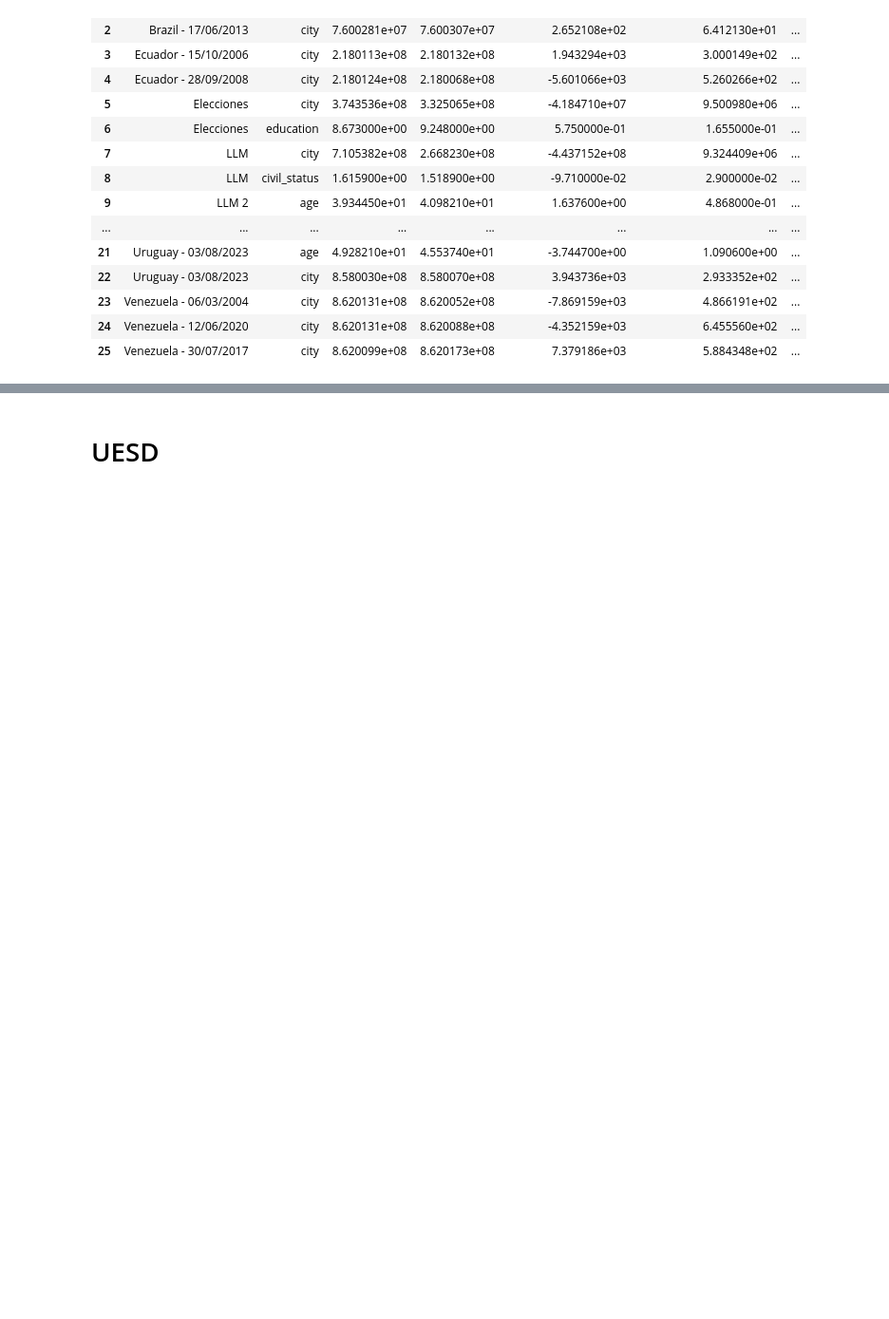
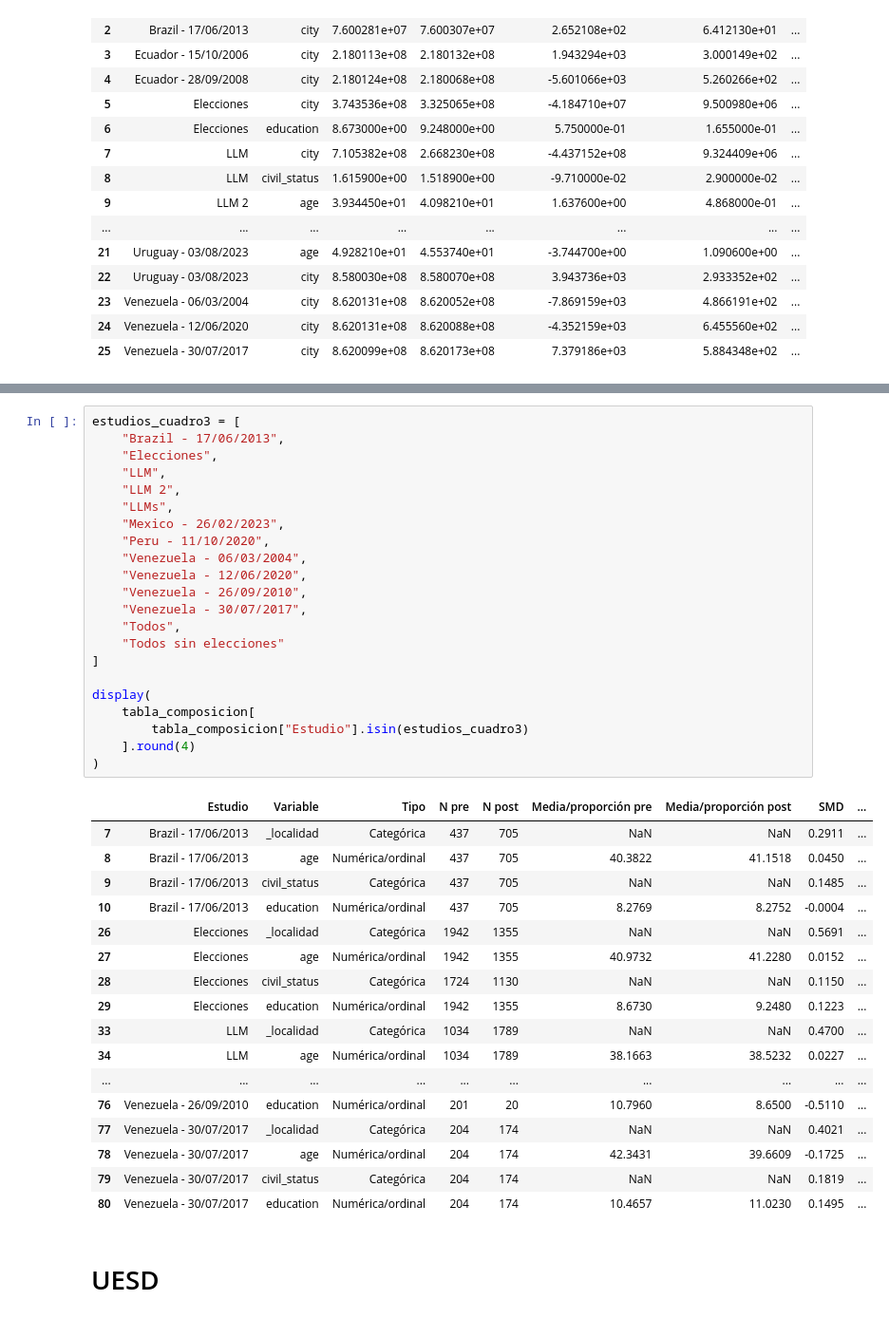
Before and after one commit to LCaravaggio/Happiness_Polarization, a Jupyter notebook: Event_Studies_Pool_Controles_y_FE.ipynb, the cells around one changed output, grey strips where cells are left out. Shown at 95% size. Saved outputs shown, nothing was run; the diff lists cells and outputs as text; blank space fills up the shorter version.

```diff
--- a/Event_Studies_Pool_Controles_y_FE.ipynb
+++ b/Event_Studies_Pool_Controles_y_FE.ipynb
@@ -3289,3 +3522,43 @@ display(
+# %%
+estudios_cuadro3 = [
+    "Brazil - 17/06/2013",
+    "Elecciones",
+    "LLM",
+    "LLM 2",
+    "LLMs",
+    "Mexico - 26/02/2023",
+    "Peru - 11/10/2020",
+    "Venezuela - 06/03/2004",
+    "Venezuela - 12/06/2020",
+    "Venezuela - 26/09/2010",
+    "Venezuela - 30/07/2017",
+    "Todos",
+    "Todos sin elecciones"
+]
+
+display(
+    tabla_composicion[
+        tabla_composicion["Estudio"].isin(estudios_cuadro3)
+    ].round(4)
+)
+# %% [output]
+|  | Estudio | Variable | Tipo | N pre | N post | Media/proporción pre | Media/proporción post | SMD | ... |
+| 7 | Brazil - 17/06/2013 | _localidad | Categórica | 437 | 705 | NaN | NaN | 0.2911 | ... |
+| 8 | Brazil - 17/06/2013 | age | Numérica/ordinal | 437 | 705 | 40.3822 | 41.1518 | 0.0450 | ... |
+| 9 | Brazil - 17/06/2013 | civil_status | Categórica | 437 | 705 | NaN | NaN | 0.1485 | ... |
+| 10 | Brazil - 17/06/2013 | education | Numérica/ordinal | 437 | 705 | 8.2769 | 8.2752 | -0.0004 | ... |
+| 26 | Elecciones | _localidad | Categórica | 1942 | 1355 | NaN | NaN | 0.5691 | ... |
+| 27 | Elecciones | age | Numérica/ordinal | 1942 | 1355 | 40.9732 | 41.2280 | 0.0152 | ... |
+| 28 | Elecciones | civil_status | Categórica | 1724 | 1130 | NaN | NaN | 0.1150 | ... |
+| 29 | Elecciones | education | Numérica/ordinal | 1942 | 1355 | 8.6730 | 9.2480 | 0.1223 | ... |
+| 33 | LLM | _localidad | Categórica | 1034 | 1789 | NaN | NaN | 0.4700 | ... |
+| 34 | LLM | age | Numérica/ordinal | 1034 | 1789 | 38.1663 | 38.5232 | 0.0227 | ... |
+| ... | ... | ... | ... | ... | ... | ... | ... | ... | ... |
+| 76 | Venezuela - 26/09/2010 | education | Numérica/ordinal | 201 | 20 | 10.7960 | 8.6500 | -0.5110 | ... |
+| 77 | Venezuela - 30/07/2017 | _localidad | Categórica | 204 | 174 | NaN | NaN | 0.4021 | ... |
+| 78 | Venezuela - 30/07/2017 | age | Numérica/ordinal | 204 | 174 | 42.3431 | 39.6609 | -0.1725 | ... |
+| 79 | Venezuela - 30/07/2017 | civil_status | Categórica | 204 | 174 | NaN | NaN | 0.1819 | ... |
+| 80 | Venezuela - 30/07/2017 | education | Numérica/ordinal | 204 | 174 | 10.4657 | 11.0230 | 0.1495 | ... |
 # %% [markdown]
 # UESD
 # %%
```
Also changed, not shown: parts of 2 cells of this notebook.
